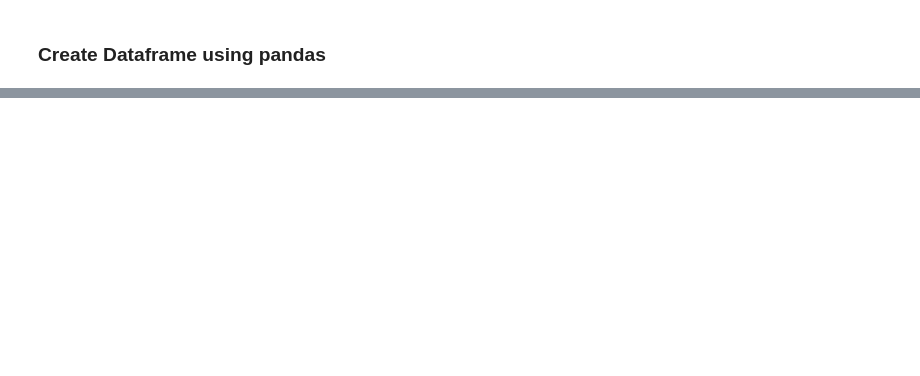
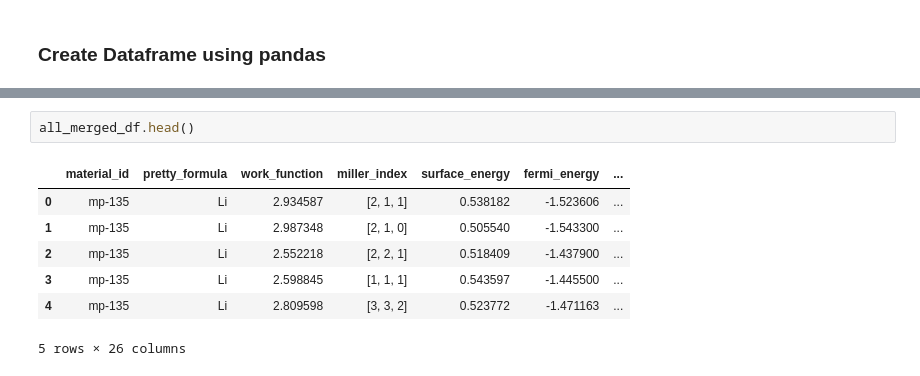
Before and after one commit to Enchis12/Pure-Metal-s-Work-Function-Prediction-and-Interpretation, a Jupyter notebook: Pure Metal's Work Function Prediction.ipynb, the cells around one changed output, grey strips where cells are left out. Drawn from its saved outputs; the diff is of its cells as text; blank space fills up the shorter version.

```diff
--- a/Pure Metal's Work Function Prediction.ipynb
+++ b/Pure Metal's Work Function Prediction.ipynb
@@ -302,0 +454,10 @@ all_merged_df
+# %%
+all_merged_df.head()
+# %% [output]
+|  | material_id | pretty_formula | work_function | miller_index | surface_energy | fermi_energy | ... |
+| 0 | mp-135 | Li | 2.934587 | [2, 1, 1] | 0.538182 | -1.523606 | ... |
+| 1 | mp-135 | Li | 2.987348 | [2, 1, 0] | 0.505540 | -1.543300 | ... |
+| 2 | mp-135 | Li | 2.552218 | [2, 2, 1] | 0.518409 | -1.437900 | ... |
+| 3 | mp-135 | Li | 2.598845 | [1, 1, 1] | 0.543597 | -1.445500 | ... |
+| 4 | mp-135 | Li | 2.809598 | [3, 3, 2] | 0.523772 | -1.471163 | ... |
+5 rows × 26 columns
```
Also changed, not shown: parts of 23 cells of this notebook.
